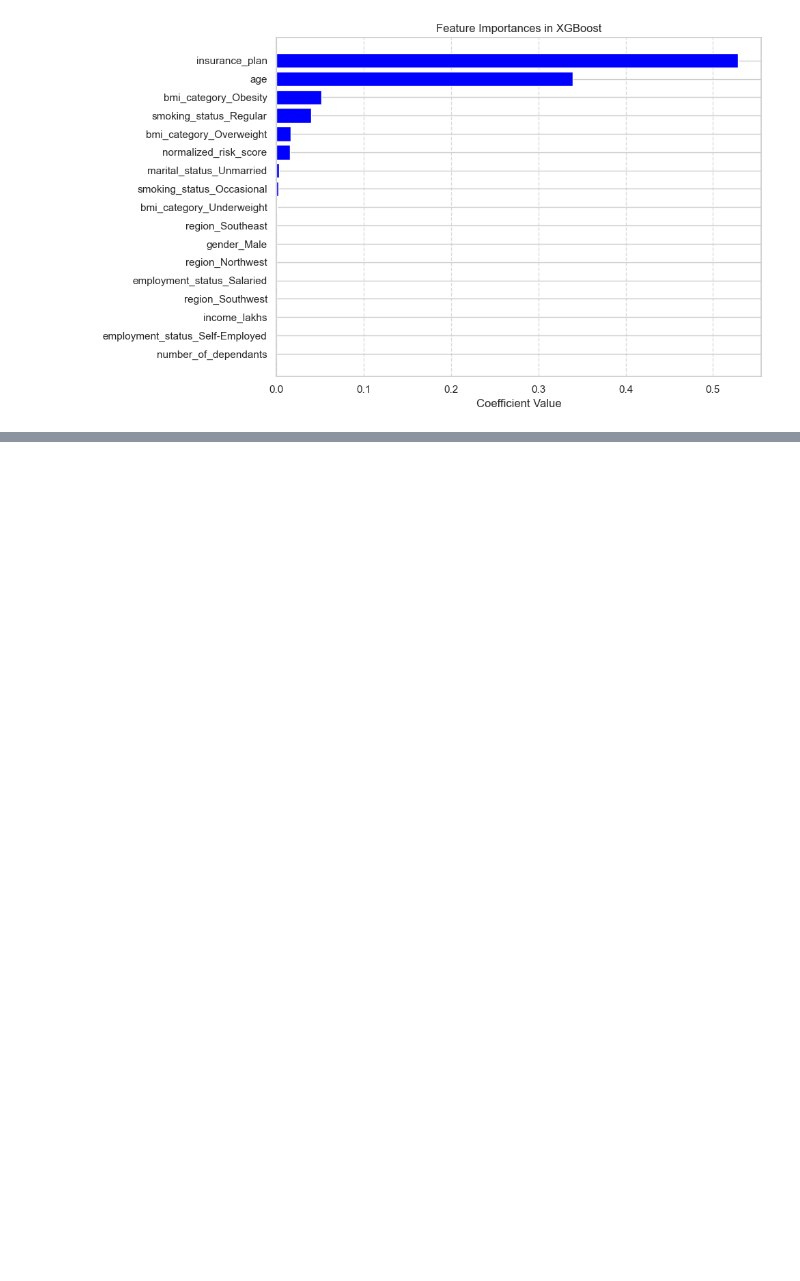
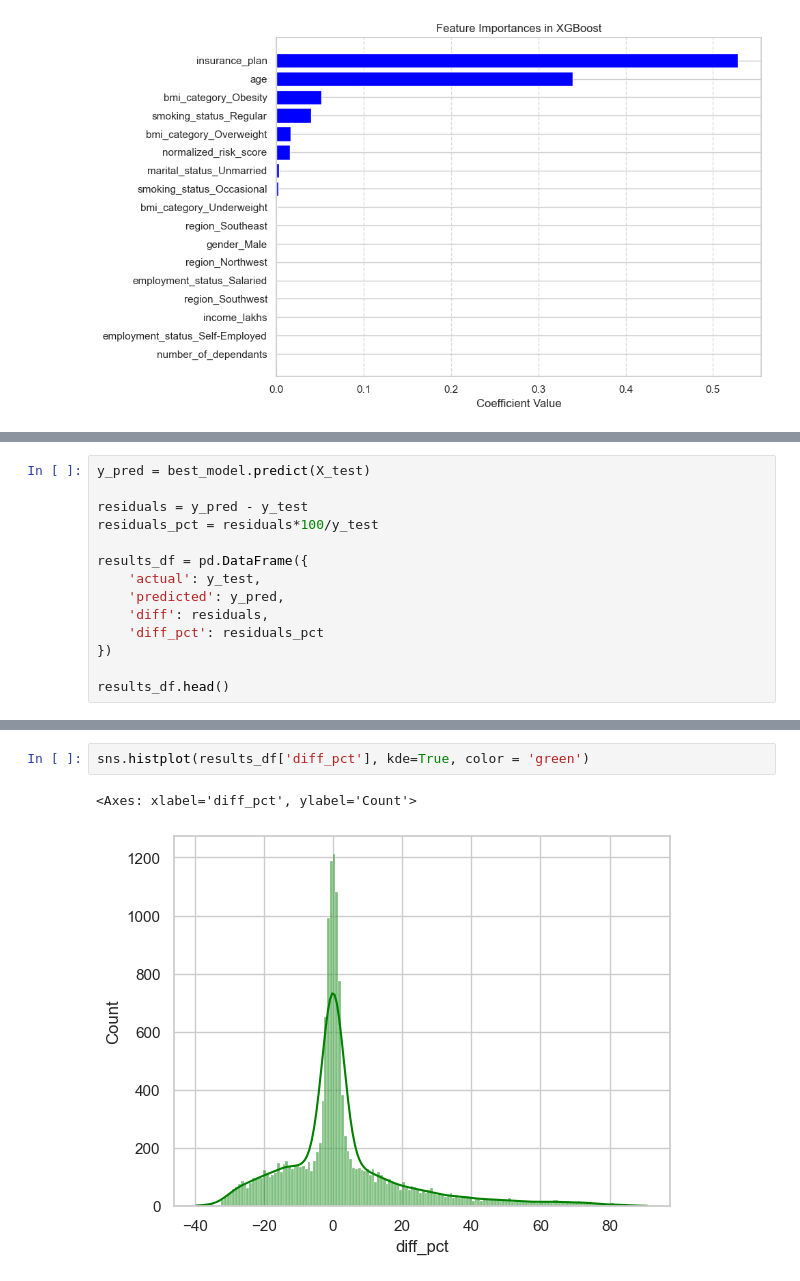
Before and after one commit to GKPSingh/Practice, a Jupyter notebook: Healthcare_Premium_Prediction/Healthcare_Premium_Prediction.ipynb, the cells around one changed output, grey strips where cells are left out. Drawn from its saved outputs; the diff is of its cells as text; blank space fills up the shorter version.

```diff
--- a/Healthcare_Premium_Prediction/Healthcare_Premium_Prediction.ipynb
+++ b/Healthcare_Premium_Prediction/Healthcare_Premium_Prediction.ipynb
@@ -992,0 +995,14 @@ plt.show()
+# %%
+y_pred = best_model.predict(X_test)
+
+residuals = y_pred - y_test
+residuals_pct = residuals*100/y_test
+
+results_df = pd.DataFrame({
+    'actual': y_test,
+    'predicted': y_pred,
+    'diff': residuals,
+    'diff_pct': residuals_pct
+})
+
+results_df.head()
@@ -992,0 +1016,5 @@ plt.show()
+# %%
+sns.histplot(results_df['diff_pct'], kde=True, color = 'green')
+# %% [output]
+<Axes: xlabel='diff_pct', ylabel='Count'>
+[figure, added]
```
Also changed, not shown: parts of 24 cells of this notebook.
